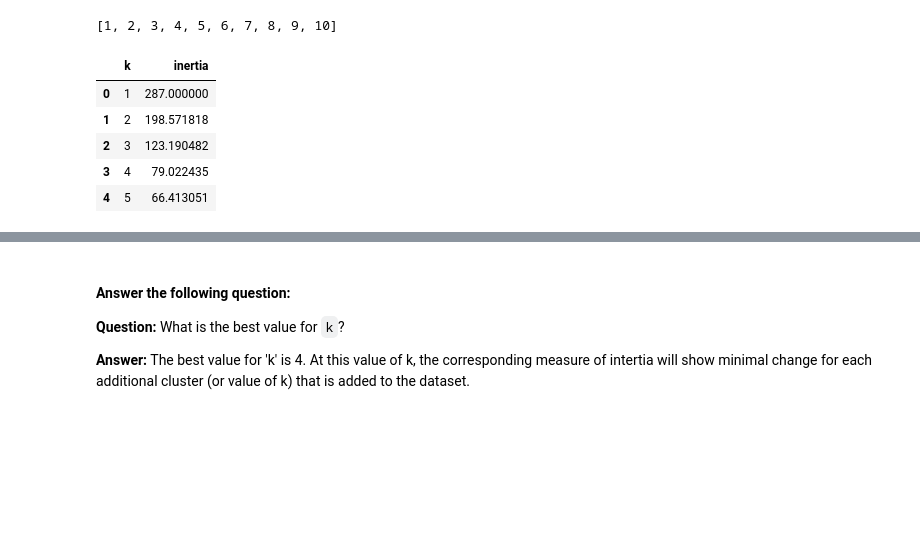
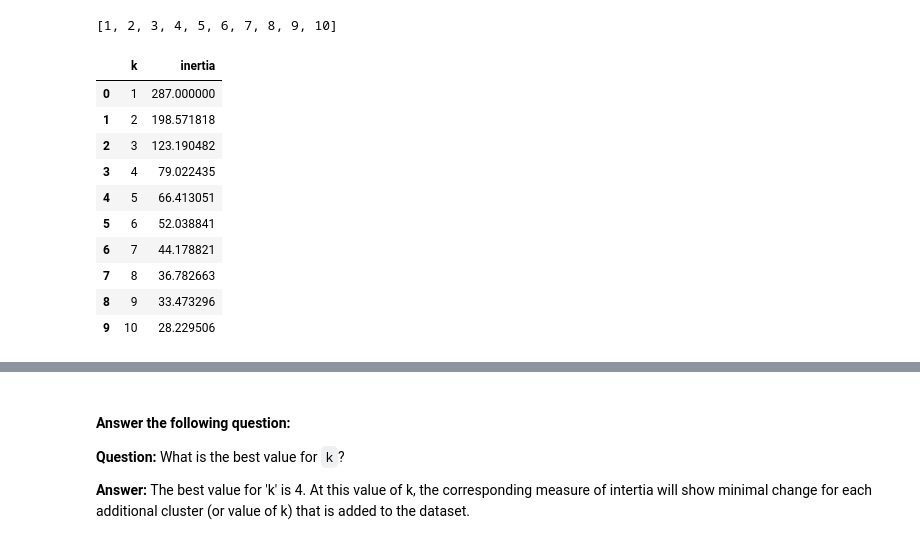
Before and after one commit to marthagriggs9/CryptoClustering, a Jupyter notebook: Crypto_Clustering.ipynb, the cells around one changed output, grey strips where cells are left out. Cells and saved outputs as stored; diff of their text form; code cells hidden in the pictures; blank space fills up the shorter version.

```diff
--- a/Crypto_Clustering.ipynb
+++ b/Crypto_Clustering.ipynb
@@ -144,19 +144,24 @@ for i in k:
 # %%
 # Create a dictionary with the data to plot the Elbow curve
 elbow_data = {"k": k, "inertia": inertia}
 
 # Create a DataFrame with the data to plot the Elbow curve
 df_elbow = pd.DataFrame(elbow_data)
 
 #Review the DataFrame(this will also help find the best value for k)
-df_elbow.head()
+df_elbow
 # %% [output]
 |  | k | inertia |
 | 0 | 1 | 287.000000 |
 | 1 | 2 | 198.571818 |
 | 2 | 3 | 123.190482 |
 | 3 | 4 | 79.022435 |
 | 4 | 5 | 66.413051 |
+| 5 | 6 | 52.038841 |
+| 6 | 7 | 44.178821 |
+| 7 | 8 | 36.782663 |
+| 8 | 9 | 33.473296 |
+| 9 | 10 | 28.229506 |
 # %%
 # Plot a line chart with all the inertia values computed with
 # the different values of k to visually identify the optimal value for k.
```
Also changed, not shown: parts of 12 cells of this notebook.
